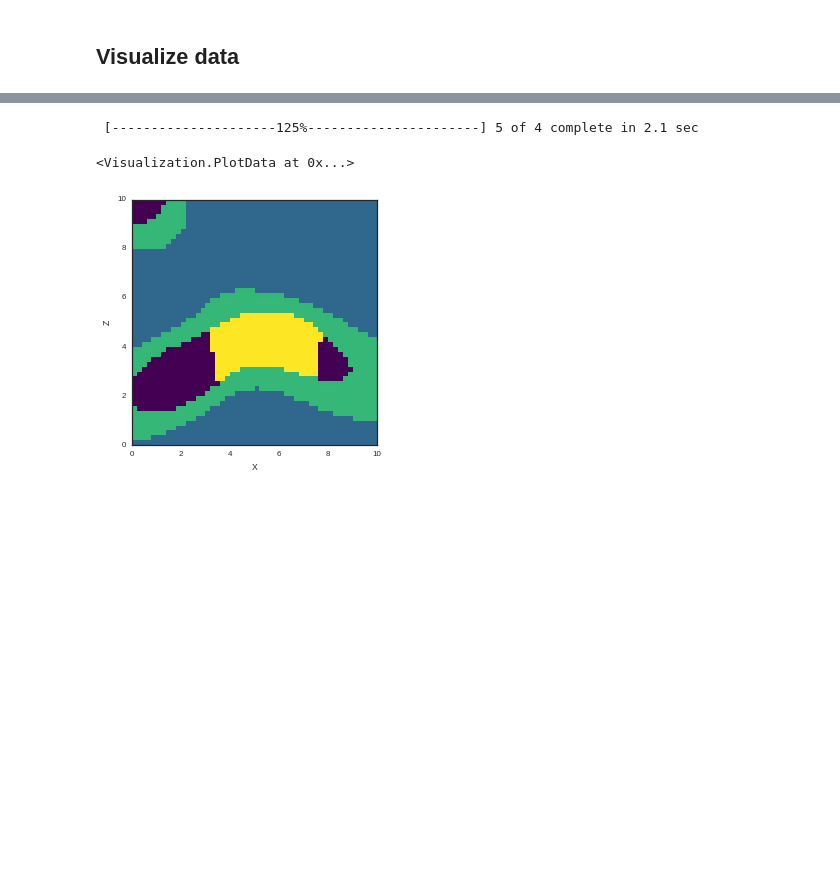
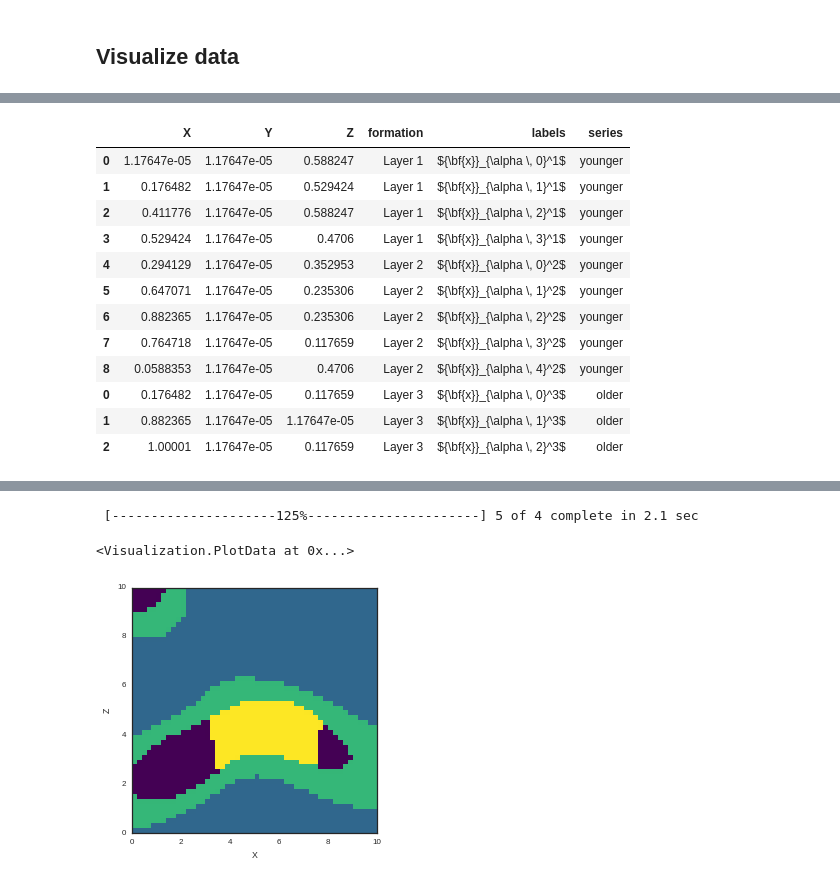
Before and after one commit to nre-aachen/gempy, a Jupyter notebook: Prototype Notebook/Example_3_Simple_PyMC.ipynb, the cells around one changed output, grey strips where cells are left out. Drawn from its saved outputs; the diff is of its cells as text; code cells hidden in the pictures; blank space fills up the shorter version.

```diff
--- a/Prototype Notebook/Example_3_Simple_PyMC.ipynb
+++ b/Prototype Notebook/Example_3_Simple_PyMC.ipynb
@@ -144,0 +176,16 @@ GeMpy.plot_section(geo_data, 13)
+# %%
+geo_data.interfaces
+# %% [output]
+|  | X | Y | Z | formation | labels | series |
+| 0 | 1.17647e-05 | 1.17647e-05 | 0.588247 | Layer 1 | ${\bf{x}}_{\alpha \, 0}^1$ | younger |
+| 1 | 0.176482 | 1.17647e-05 | 0.529424 | Layer 1 | ${\bf{x}}_{\alpha \, 1}^1$ | younger |
+| 2 | 0.411776 | 1.17647e-05 | 0.588247 | Layer 1 | ${\bf{x}}_{\alpha \, 2}^1$ | younger |
+| 3 | 0.529424 | 1.17647e-05 | 0.4706 | Layer 1 | ${\bf{x}}_{\alpha \, 3}^1$ | younger |
+| 4 | 0.294129 | 1.17647e-05 | 0.352953 | Layer 2 | ${\bf{x}}_{\alpha \, 0}^2$ | younger |
+| 5 | 0.647071 | 1.17647e-05 | 0.235306 | Layer 2 | ${\bf{x}}_{\alpha \, 1}^2$ | younger |
+| 6 | 0.882365 | 1.17647e-05 | 0.235306 | Layer 2 | ${\bf{x}}_{\alpha \, 2}^2$ | younger |
+| 7 | 0.764718 | 1.17647e-05 | 0.117659 | Layer 2 | ${\bf{x}}_{\alpha \, 3}^2$ | younger |
+| 8 | 0.0588353 | 1.17647e-05 | 0.4706 | Layer 2 | ${\bf{x}}_{\alpha \, 4}^2$ | younger |
+| 0 | 0.176482 | 1.17647e-05 | 0.117659 | Layer 3 | ${\bf{x}}_{\alpha \, 0}^3$ | older |
+| 1 | 0.882365 | 1.17647e-05 | 1.17647e-05 | Layer 3 | ${\bf{x}}_{\alpha \, 1}^3$ | older |
+| 2 | 1.00001 | 1.17647e-05 | 0.117659 | Layer 3 | ${\bf{x}}_{\alpha \, 2}^3$ | older |
```
Also changed, not shown: parts of 11 cells of this notebook, 9 other files.
